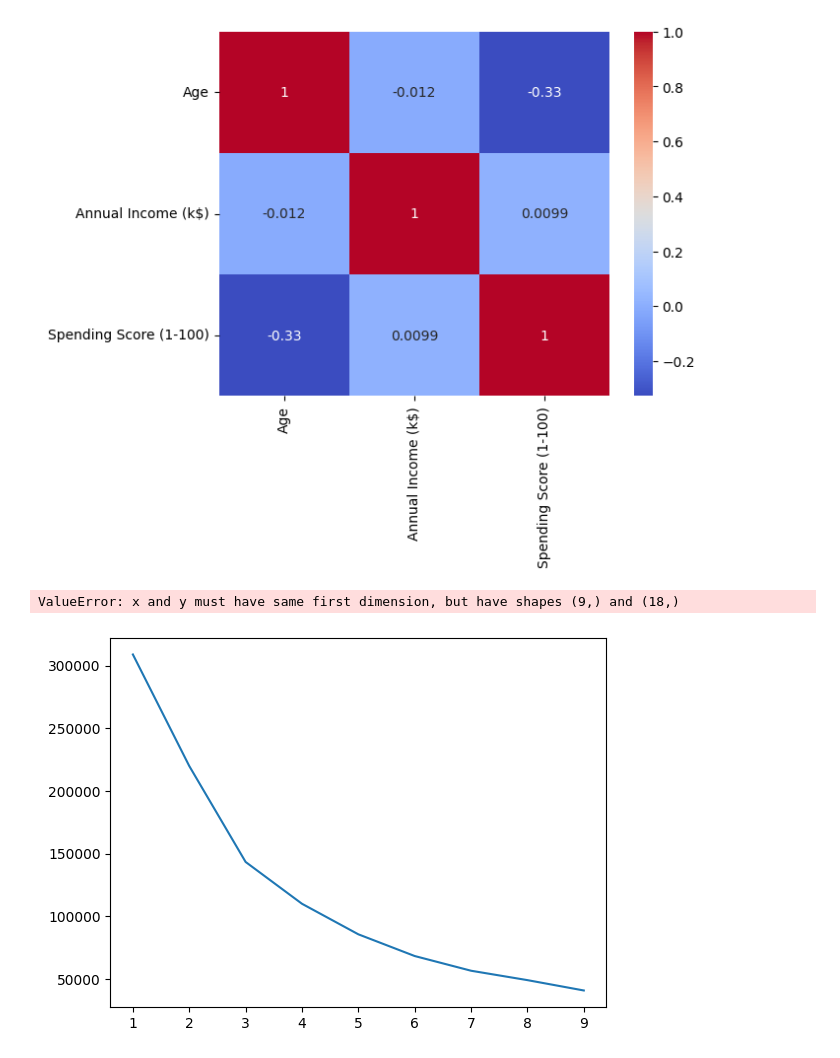
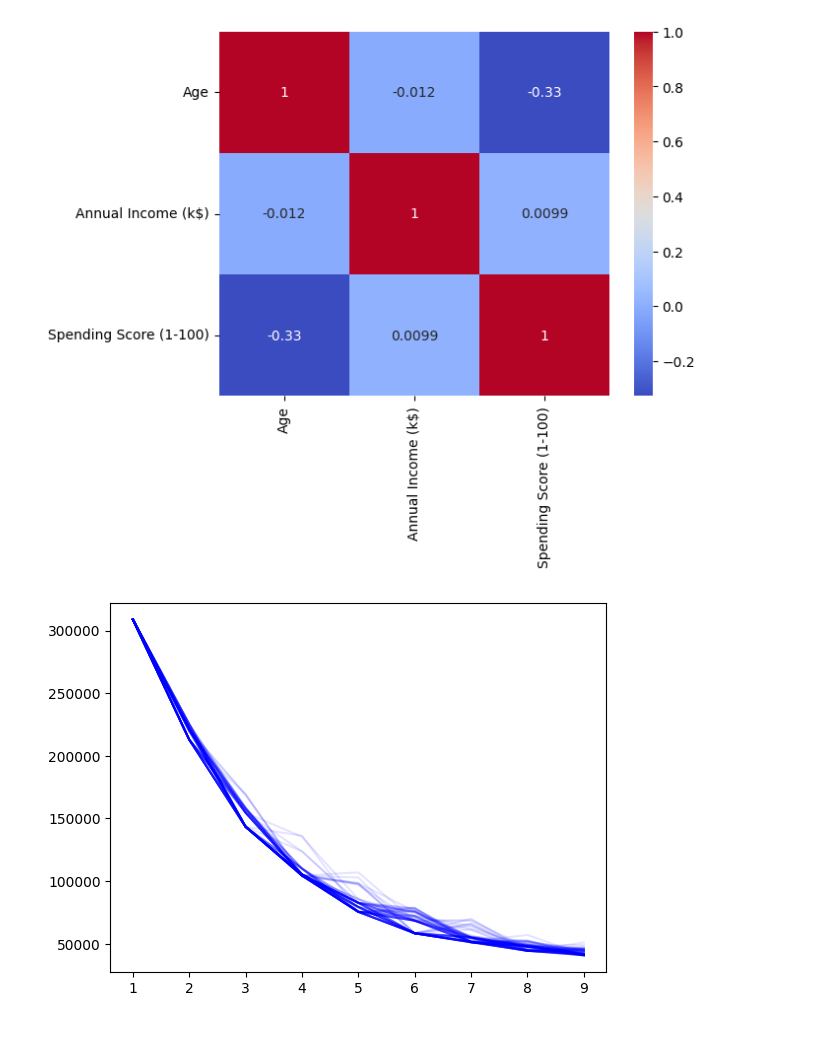
Before and after one commit to mechanekokirin/segmentation, a Jupyter notebook: m.ipynb, the cells around one changed output. Cells and saved outputs as stored; diff of their text form; code cells hidden in the pictures.

```diff
--- a/m.ipynb
+++ b/m.ipynb
@@ -216,14 +217,14 @@ sns.heatmap(corr,annot=True,cmap="coolwarm")
 # %%
-inertia=[]
-for j in range(1,10):
+
+for j in range(1,100):
+    inertia=[]
     for i in range(1,10):
         kmeans = KMeans(n_clusters=i)
-        kmeans.fit(df[["Age", "Annual Income (k$)",'Spending Score (1-100)']])
+        kmeans.fit(scaled)
         inertia.append(kmeans.inertia_)
-    plt.plot(range(1,10),inertia)
+    plt.plot(range(1,10),inertia,alpha=0.1,color="blue")
 
 
 plt.show()
 # %% [output]
-ValueError: x and y must have same first dimension, but have shapes (9,) and (18,)
-[figure, old version]
+[figure, new version]
```
Also changed, not shown: parts of 6 cells of this notebook.
